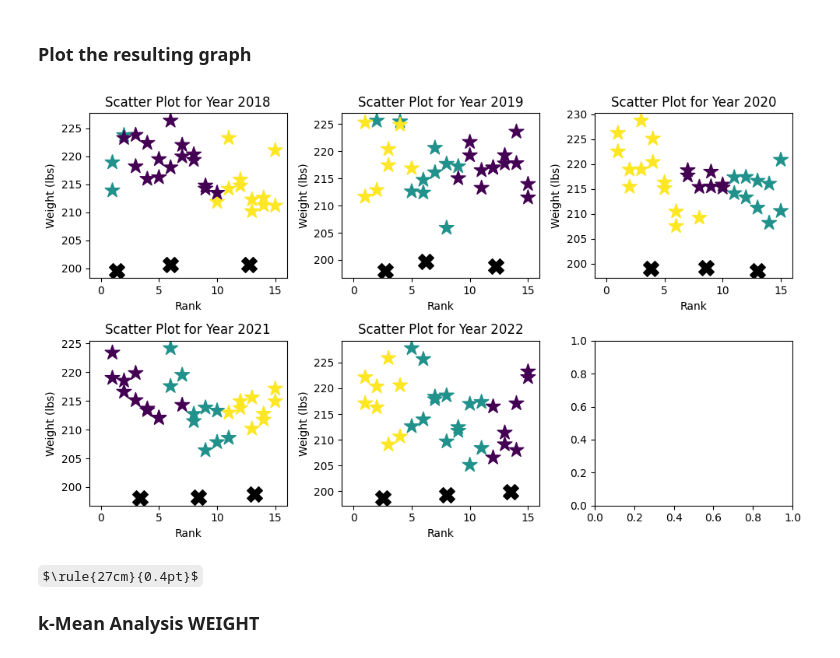
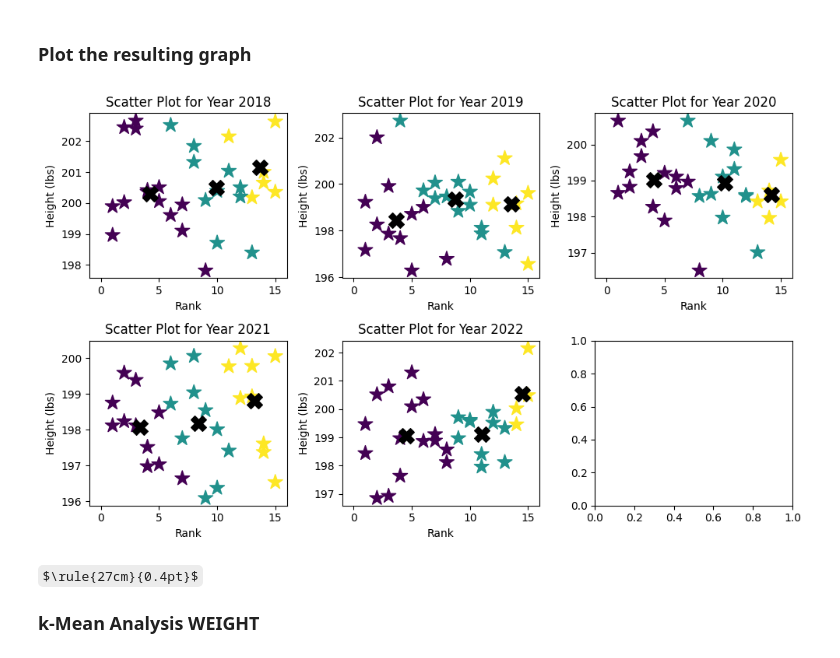
Before and after one commit to colekrant/ADS-Final-Project, a Jupyter notebook: height_weight.ipynb, the cells around one changed output. Saved outputs shown, nothing was run; the diff lists cells and outputs as text; code cells hidden in the pictures; some formulas as TeX source.

```diff
--- a/height_weight.ipynb
+++ b/height_weight.ipynb
@@ -27,7 +27,7 @@ def dist(x1, x2):
 #--------------------------------------------------------------------------------#
 # %%
 #--------------------------------------------------------------------------------#
-def kMeans(df, k=4, tol=0.05):
+def kMeans(df, k, tol=0.00005):
     """
     Usage: input
         df=data frame,
@@ -37,7 +37,18 @@ def kMeans(df, k=4, tol=0.05):
     #---------------------------------------#
     #-- Initialize --#
     clusters = np.zeros(len(df))
-    centroids = df.sample(k).values
+
+    #-- k-means ++ --#
+    centroids = []
+    for i in range(k):
+        # To intialize the centroids, we pick k datapoints (reliviley) evenly spaced from
+        # one another by Rank (due to rounding) #
+        data_point_rank_k = df[df['Rank'] == np.round((i+1)*(15/k), 0)]
+        centroids.append(data_point_rank_k.values[0])
+    centroids = np.vstack(centroids)
+    print(centroids)
+    #----------------#
+
     mean_error = np.inf
     converged = False
 
@@ -73,6 +84,7 @@ def kMeans(df, k=4, tol=0.05):
         #-- Check for Convergence --#
         if (abs(rec_err - mean_error) < tol):
             converged = True
+#             print('Converged at iteration {} with a change of {}'.format(num_iterations, abs(rec_err - mean_error)))
 
         # Update Values
         centroids = updated_centroids
@@ -311,36 +339,36 @@ import matplotlib.pyplot as plt
 ## Create lists to use for loop iteration for plotting
 #  dataframes, contains all the dataframes for each year
 #  clusters, contains all the clusters for each year
 #  years, contains all the years
 
 dataframes = [df_18, df_19, df_20, df_21, df_22]
 clusters = [clusters_18, clusters_19, clusters_20, clusters_21, clusters_22]
 centroids = [centroids_18, centroids_19, centroids_20, centroids_21, centroids_22]
 years = [2018, 2019, 2020, 2021, 2022]
 
 ## Initialize Plot
 fig, axes = plt.subplots(2, 3, figsize=(10, 6))
 axes = axes.flatten()
 
 ## LOOP : Scatter Plot for each Year
 for i, (year, dataframe) in enumerate(zip(years, dataframes)):
     ax = axes[i]
-    ax.scatter(dataframe['Rank'], dataframe['Avg_Weight'], c=clusters[i], marker='*', s=200)
+    ax.scatter(dataframe['Rank'], dataframe['Avg_Height'], c=clusters[i], marker='*', s=200)
     ax.set_xlim(-1, 16)
     ax.set_xlabel("Rank")
-    ax.set_ylabel("Weight (lbs)")
+    ax.set_ylabel("Height (lbs)")
     ax.set_title("Scatter Plot for Year " + str(year))
 
     #-- Plot Centroids --#
     c = centroids[i]
     ax.scatter(c[:, 0], c[:, 1], marker='X', c='black', s=200, label='Centroids')
 
 plt.tight_layout()
 plt.show()
 
 #--------------------------------------------------------------------------------#
 # %% [output]
-[figure, old version]
+[figure, new version]
 # %% [markdown]
 $\rule{27cm}{0.4pt}$
 ### k-Mean Analysis WEIGHT
```
Also changed, not shown: parts of 3 cells of this notebook, 4 other files.
